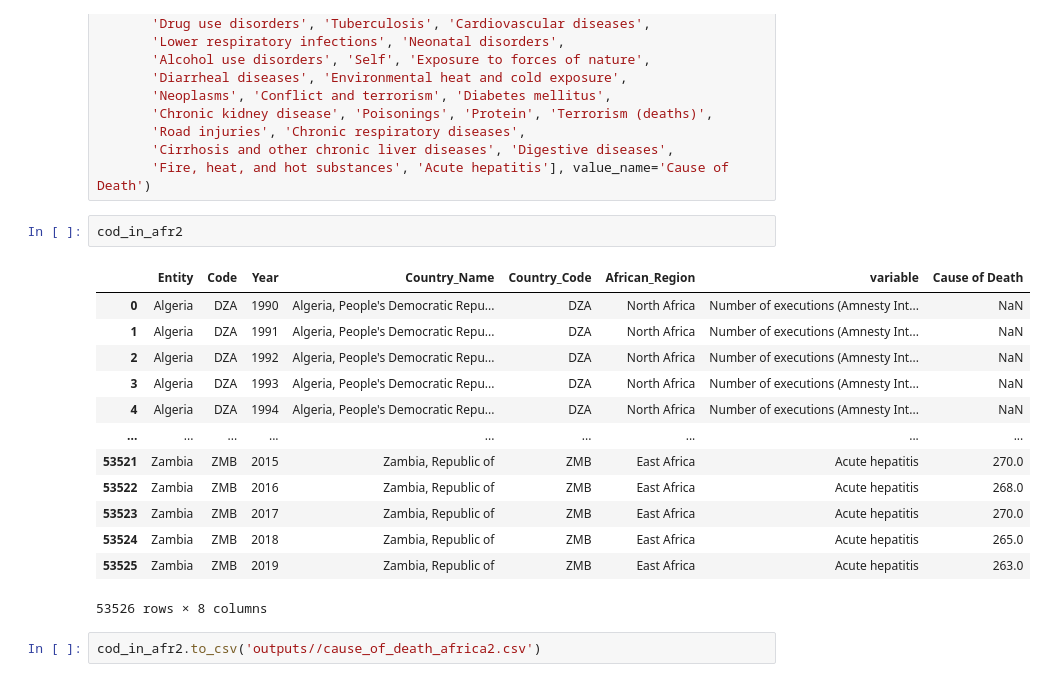
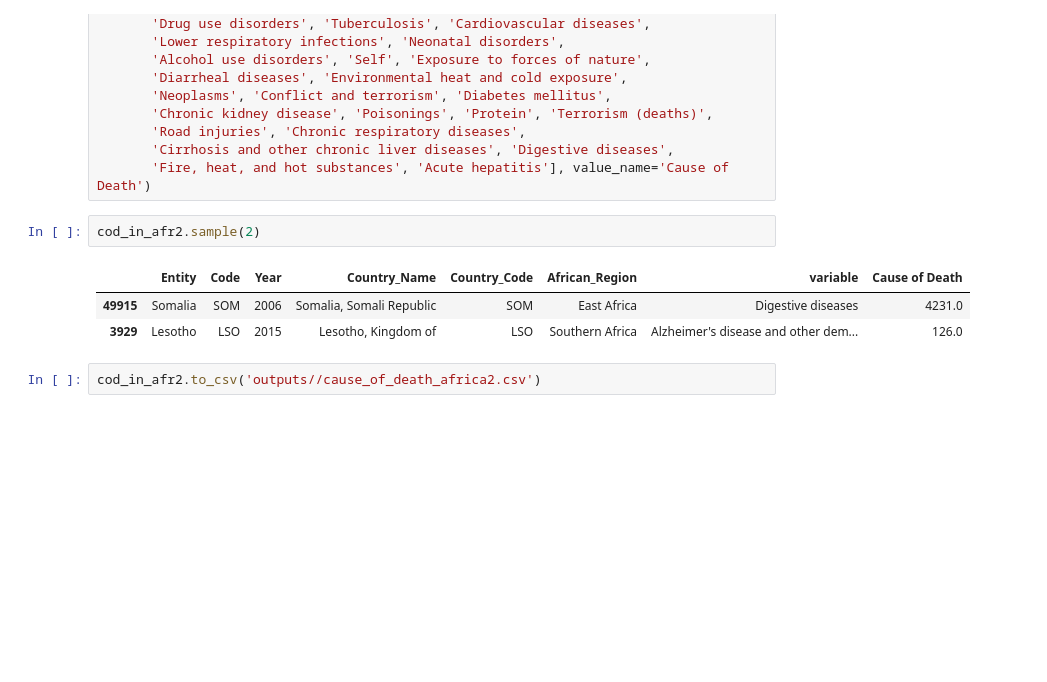
Before and after one commit to joshuaati/10AnalyticsHackaton, a Jupyter notebook: main.ipynb, the cells around one changed output. Cells and saved outputs as stored; diff of their text form; blank space fills up the shorter version.

```diff
--- a/main.ipynb
+++ b/main.ipynb
@@ -192,21 +158,11 @@ cod_in_afr2 = pd.melt(cod_in_afr, id_vars=['Entity', 'Code', 'Year','Country_Nam
        'Cirrhosis and other chronic liver diseases', 'Digestive diseases',
        'Fire, heat, and hot substances', 'Acute hepatitis'], value_name='Cause of Death')
 # %%
-cod_in_afr2
+cod_in_afr2.sample(2)
 # %% [output]
 |  | Entity | Code | Year | Country_Name | Country_Code | African_Region | variable | Cause of Death |
-| 0 | Algeria | DZA | 1990 | Algeria, People's Democratic Repu... | DZA | North Africa | Number of executions (Amnesty Int... | NaN |
-| 1 | Algeria | DZA | 1991 | Algeria, People's Democratic Repu... | DZA | North Africa | Number of executions (Amnesty Int... | NaN |
-| 2 | Algeria | DZA | 1992 | Algeria, People's Democratic Repu... | DZA | North Africa | Number of executions (Amnesty Int... | NaN |
-| 3 | Algeria | DZA | 1993 | Algeria, People's Democratic Repu... | DZA | North Africa | Number of executions (Amnesty Int... | NaN |
-| 4 | Algeria | DZA | 1994 | Algeria, People's Democratic Repu... | DZA | North Africa | Number of executions (Amnesty Int... | NaN |
-| ... | ... | ... | ... | ... | ... | ... | ... | ... |
-| 53521 | Zambia | ZMB | 2015 | Zambia, Republic of | ZMB | East Africa | Acute hepatitis | 270.0 |
-| 53522 | Zambia | ZMB | 2016 | Zambia, Republic of | ZMB | East Africa | Acute hepatitis | 268.0 |
-| 53523 | Zambia | ZMB | 2017 | Zambia, Republic of | ZMB | East Africa | Acute hepatitis | 270.0 |
-| 53524 | Zambia | ZMB | 2018 | Zambia, Republic of | ZMB | East Africa | Acute hepatitis | 265.0 |
-| 53525 | Zambia | ZMB | 2019 | Zambia, Republic of | ZMB | East Africa | Acute hepatitis | 263.0 |
+| 49915 | Somalia | SOM | 2006 | Somalia, Somali Republic | SOM | East Africa | Digestive diseases | 4231.0 |
+| 3929 | Lesotho | LSO | 2015 | Lesotho, Kingdom of | LSO | Southern Africa | Alzheimer's disease and other dem... | 126.0 |
-53526 rows × 8 columns
 # %%
 cod_in_afr2.to_csv('outputs//cause_of_death_africa2.csv')
 # %%
```
Also changed, not shown: parts of 8 cells of this notebook.
